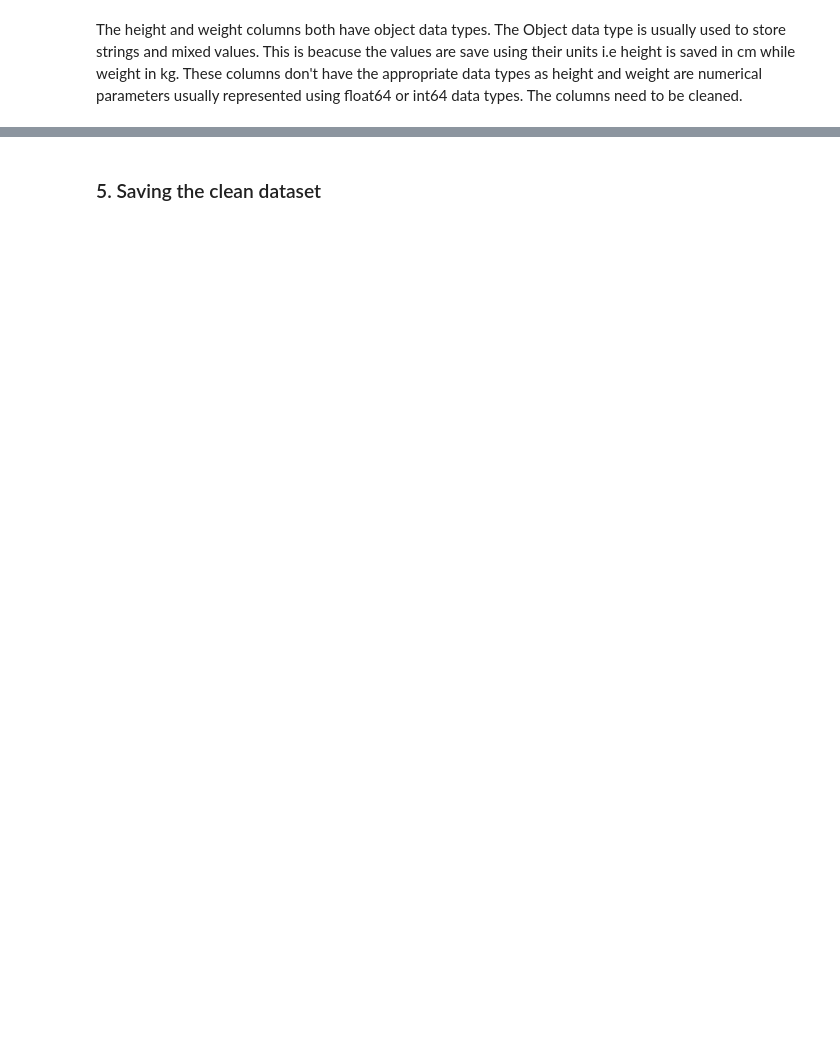
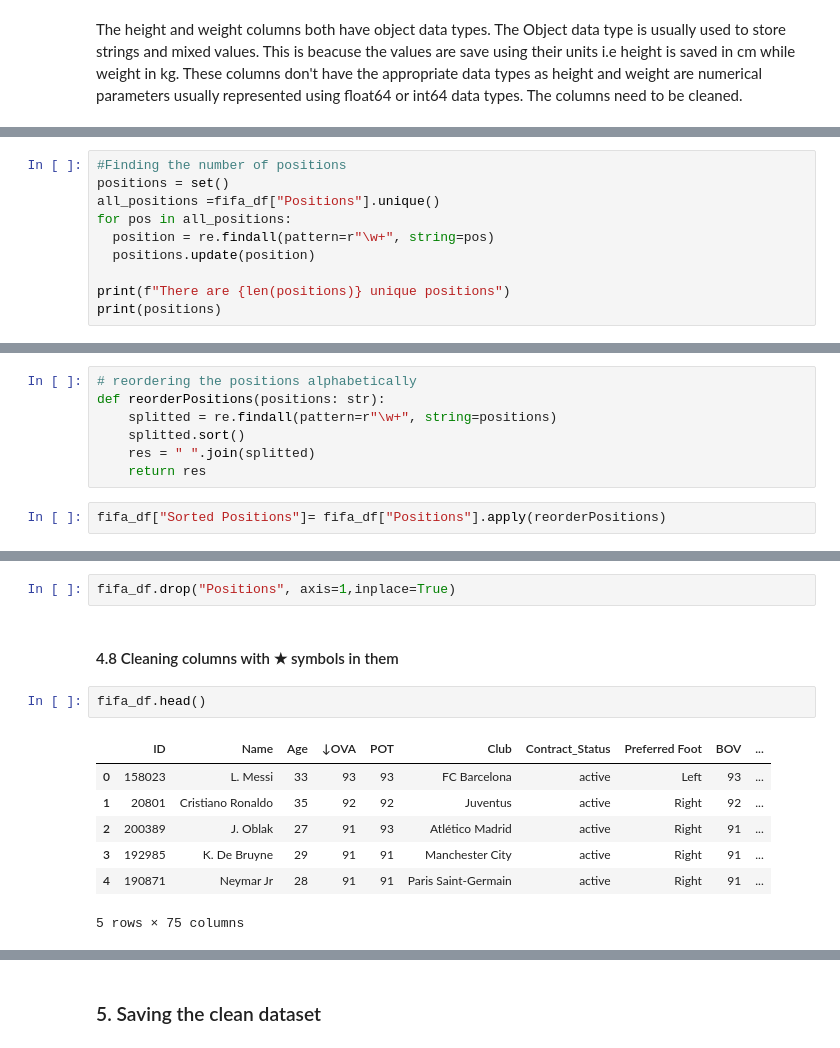
Before and after one commit to see-3pO/fifa21-Data-Cleaning-Project, a Jupyter notebook: fifa21_players_analysis.ipynb, the cells around one changed output, grey strips where cells are left out. Saved outputs shown, nothing was run; the diff lists cells and outputs as text; blank space fills up the shorter version.

```diff
--- a/fifa21_players_analysis.ipynb
+++ b/fifa21_players_analysis.ipynb
@@ -536,0 +814,10 @@ fifa_df['Weight'].unique()
+# %%
+#Finding the number of positions
+positions = set()
+all_positions =fifa_df["Positions"].unique()
+for pos in all_positions:
+  position = re.findall(pattern=r"\w+", string=pos)
+  positions.update(position)
+
+print(f"There are {len(positions)} unique positions")
+print(positions)
@@ -536,0 +827,9 @@ fifa_df['Weight'].unique()
+# %%
+# reordering the positions alphabetically
+def reorderPositions(positions: str):
+    splitted = re.findall(pattern=r"\w+", string=positions)
+    splitted.sort()
+    res = " ".join(splitted)
+    return res
+# %%
+fifa_df["Sorted Positions"]= fifa_df["Positions"].apply(reorderPositions)
@@ -536,0 +851,14 @@ fifa_df['Weight'].unique()
+# %%
+fifa_df.drop("Positions", axis=1,inplace=True)
+# %% [markdown]
+#### 4.8 Cleaning columns with ★ symbols in them
+# %%
+fifa_df.head()
+# %% [output]
+|  | ID | Name | Age | ↓OVA | POT | Club | Contract_Status | Preferred Foot | BOV | ... |
+| 0 | 158023 | L. Messi | 33 | 93 | 93 | FC Barcelona | active | Left | 93 | ... |
+| 1 | 20801 | Cristiano Ronaldo | 35 | 92 | 92 | Juventus | active | Right | 92 | ... |
+| 2 | 200389 | J. Oblak | 27 | 91 | 93 | Atlético Madrid | active | Right | 91 | ... |
+| 3 | 192985 | K. De Bruyne | 29 | 91 | 91 | Manchester City | active | Right | 91 | ... |
+| 4 | 190871 | Neymar Jr | 28 | 91 | 91 | Paris Saint-Germain | active | Right | 91 | ... |
+5 rows × 75 columns
```
Also changed, not shown: parts of 66 cells of this notebook.
